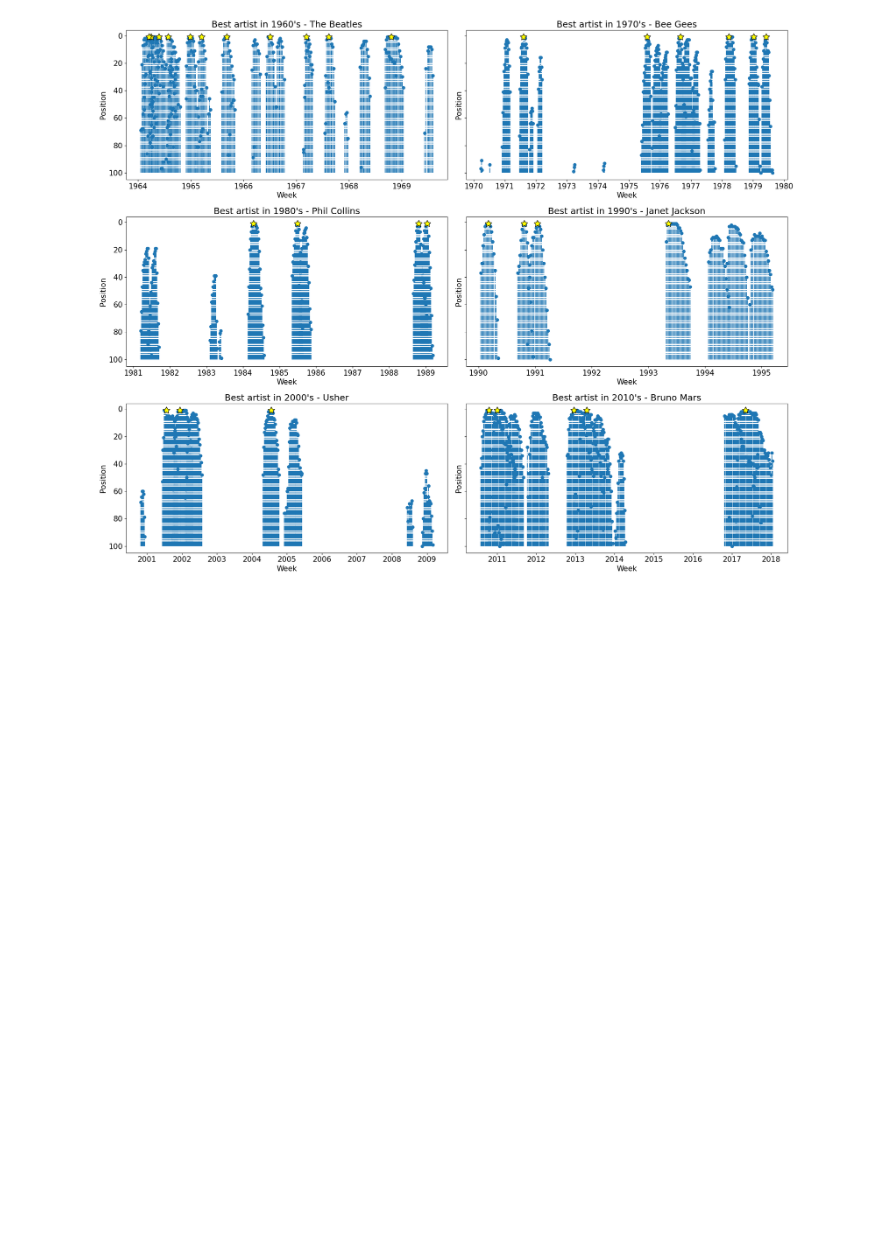
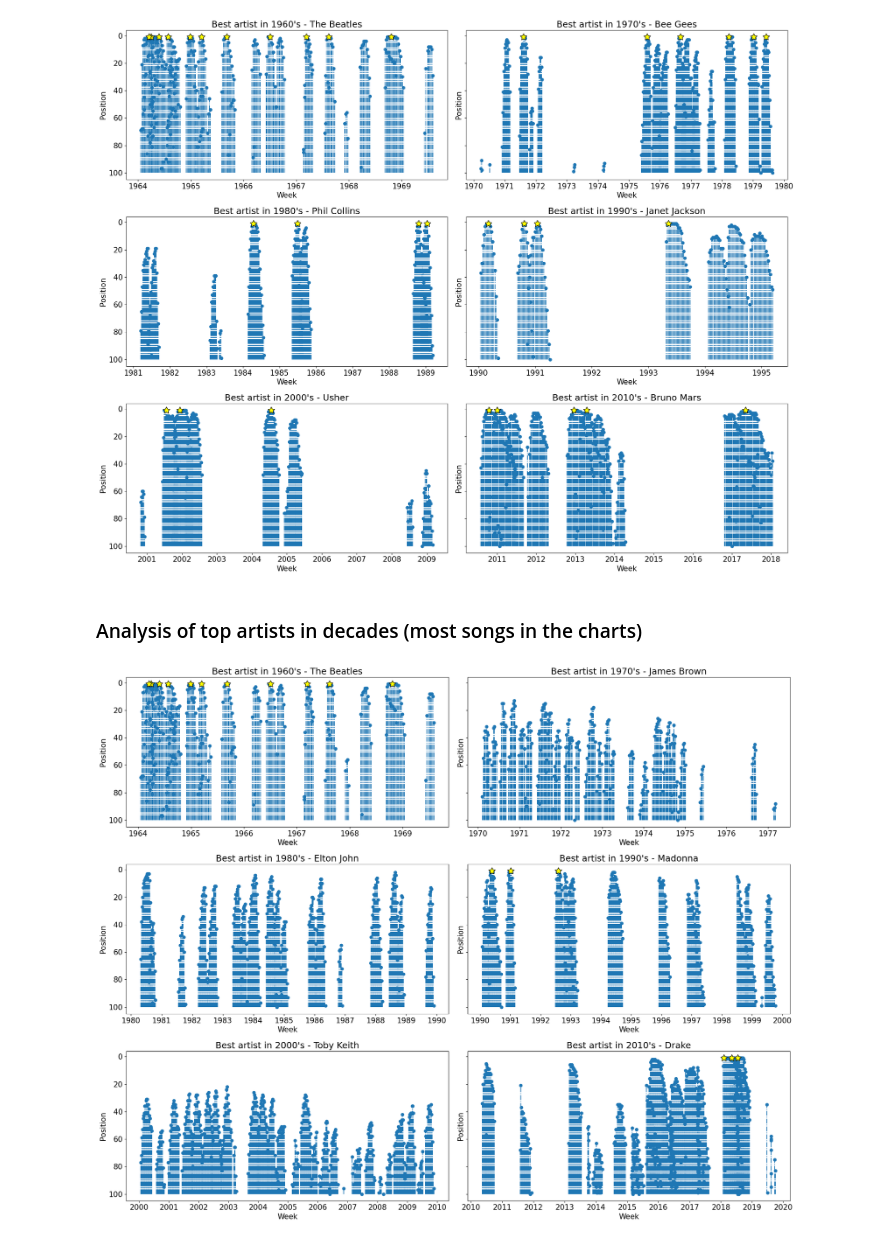
Before and after one commit to martalech/pop_charts_dynamics, a Jupyter notebook: career_analysis.ipynb, the cells around one changed output. Drawn from its saved outputs; the diff is of its cells as text; code cells hidden in the pictures; blank space fills up the shorter version.

Commit message:
Added career for top artist with most songs

```diff
--- a/career_analysis.ipynb
+++ b/career_analysis.ipynb
@@ -84,3 +84,55 @@ plt.savefig("figures/decades_career_analysis.pdf", format="pdf")
 plt.show()
 # %% [output]
 [figure]
+# %% [markdown]
+### Analysis of top artists in decades (most songs in the charts)
+# %%
+fig, axes = plt.subplots(3, 2, figsize=(20, 16), sharey=True)
+
+col_i = 0
+row_i = 0
+
+for year in range(1960, 2020, 10):
+    # all songs in the decade
+    all_songs_in_decade = billboard_hot_100[(billboard_hot_100["year"] >= year) &\
+        (billboard_hot_100["year"] < year + 10)][["artist", "song_name", "first_day_of_the_week", "position"]]
+
+    # songs from other decades
+    songs_from_other_decades = billboard_hot_100[(billboard_hot_100["year"] < year) |\
+        (billboard_hot_100["year"] >= year + 10)][["artist", "song_name"]]
+
+    # take songs only from this decade that have never been in top 10
+    all_songs_in_decade = all_songs_in_decade[~(all_songs_in_decade["artist"].isin(songs_from_other_decades["artist"]) &\
+            all_songs_in_decade["song_name"].isin(songs_from_other_decades["song_name"]))].copy()
+
+    # calculate the number of unique songs for each artist in the decade
+    songs_per_artist = all_songs_in_decade.groupby("artist")["song_name"].nunique().reset_index().sort_values(
+        "song_name", ascending=False)
+
+    best_artist_from_decade = songs_per_artist.head(1)
+
+    all_songs_from_best_artist = all_songs_in_decade[all_songs_in_decade["artist"].isin(best_artist_from_decade["artist"])]
+
+    position_ones = all_songs_from_best_artist[all_songs_from_best_artist["position"] == 1].groupby("song_name").first().reset_index()
+    axes[row_i, col_i].scatter(position_ones["first_day_of_the_week"], position_ones["position"], color="yellow", s=200, edgecolor='black', marker=(5, 1), zorder=10)
+    markerline, stemlines, baseline = axes[row_i, col_i].stem(all_songs_from_best_artist["first_day_of_the_week"], all_songs_from_best_artist["position"], bottom=100, basefmt=" ",
+        linefmt="-.")
+
+    # setting property of baseline with color red and linewidth 2 https://stackoverflow.com/questions/13145218/stem-plot-in-matplotlib
+    plt.setp(baseline, alpha=0.4, linewidth=0.5)
+
+    axes[row_i, col_i].set_title(f"Best artist in {year}'s - {best_artist_from_decade['artist'].values[0]}")
+    axes[row_i, col_i].set_xlabel("Week")
+    axes[row_i, col_i].set_ylabel("Position")
+
+    col_i += 1
+    if col_i == 2:
+        col_i = 0
+        row_i += 1
+
+plt.tight_layout()
+plt.gca().invert_yaxis()
+plt.savefig("figures/decades_career_analysis_most_songs.pdf", format="pdf")
+plt.show()
+# %% [output]
+[figure, added]
```
Also changed, not shown: parts of 1 cell of this notebook, 1 other file.
